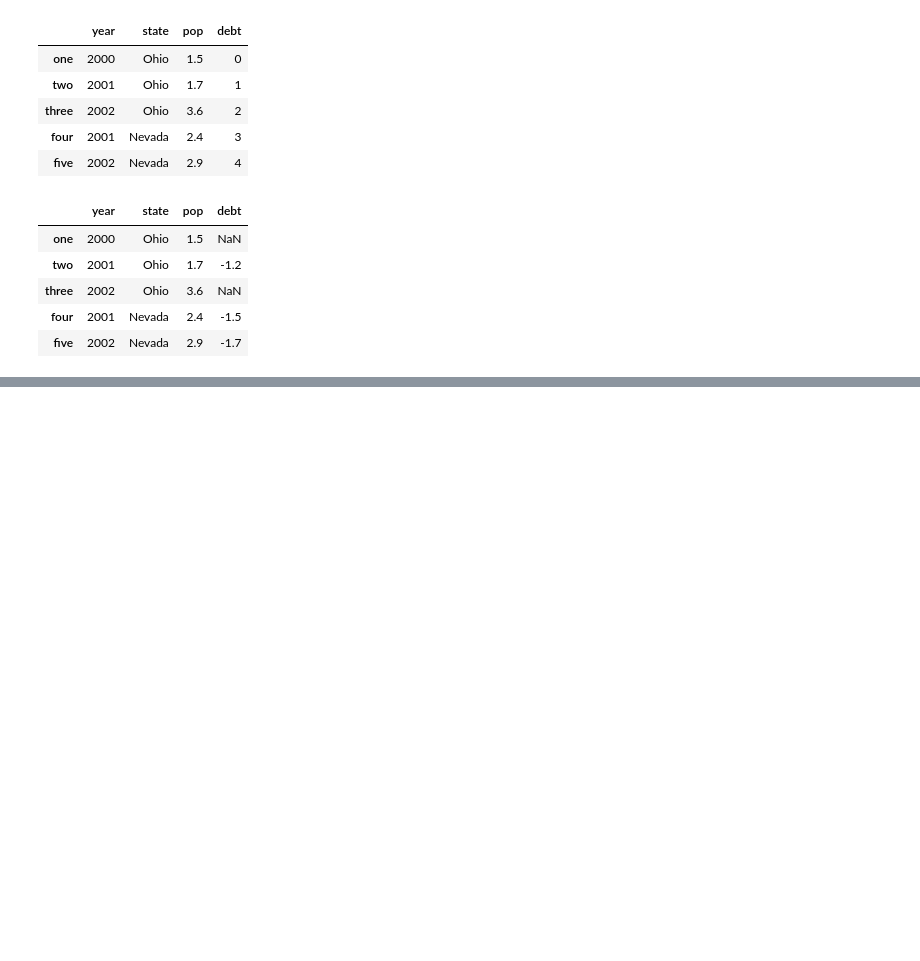
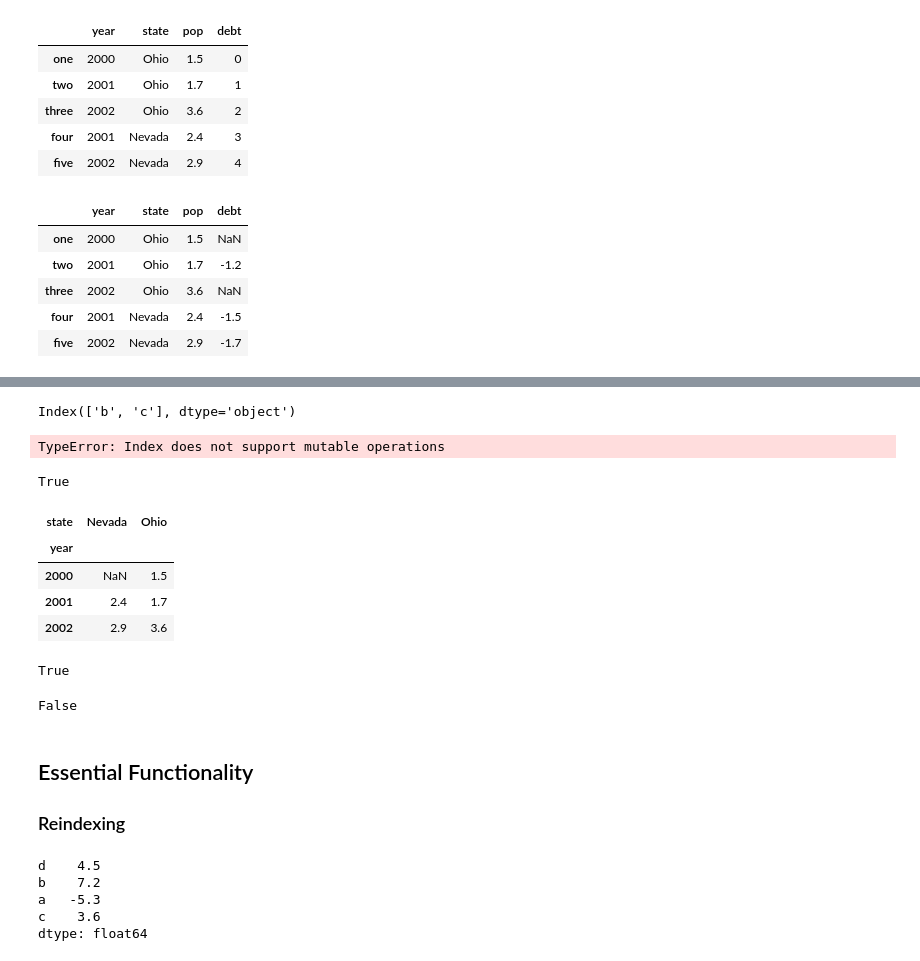
Before and after one commit to alexanderjulianmartinez/Data-Analysis-Python, a Jupyter notebook: pydata-book.ipynb, the cells around one changed output, grey strips where cells are left out. Drawn from its saved outputs; the diff is of its cells as text; code cells hidden in the pictures; blank space fills up the shorter version.

Commit message:
Continued Chapter 5: Began Essential Functionality section

```diff
--- a/pydata-book.ipynb
+++ b/pydata-book.ipynb
@@ -2319,0 +2407,9 @@ frame2
+# %%
+index[1:]
+# %% [output]
+Index(['b', 'c'], dtype='object')
+# %%
+# Index Objects are immutable
+index[1] = 'd'
+# %% [output]
+TypeError: Index does not support mutable operations
@@ -2319,0 +2422,24 @@ frame2
+# %%
+obj2.index is index
+# %% [output]
+True
+# %%
+# In addition to being array-like, an Index is also a fixed-size set
+frame3
+# %% [output]
+| state | Nevada | Ohio |
+| year |  |  |
+| 2000 | NaN | 1.5 |
+| 2001 | 2.4 | 1.7 |
+| 2002 | 2.9 | 3.6 |
+# %%
+'Ohio' in frame3.columns
+# %% [output]
+True
+# %%
+2003 in frame3.index
+# %% [output]
+False
+# %% [markdown]
+## Essential Functionality
+### Reindexing
@@ -2319,0 +2448,8 @@ frame2
+# %%
+obj
+# %% [output]
+d    4.5
+b    7.2
+a   -5.3
+c    3.6
+dtype: float64
```
Also changed, not shown: parts of 29 cells of this notebook.
